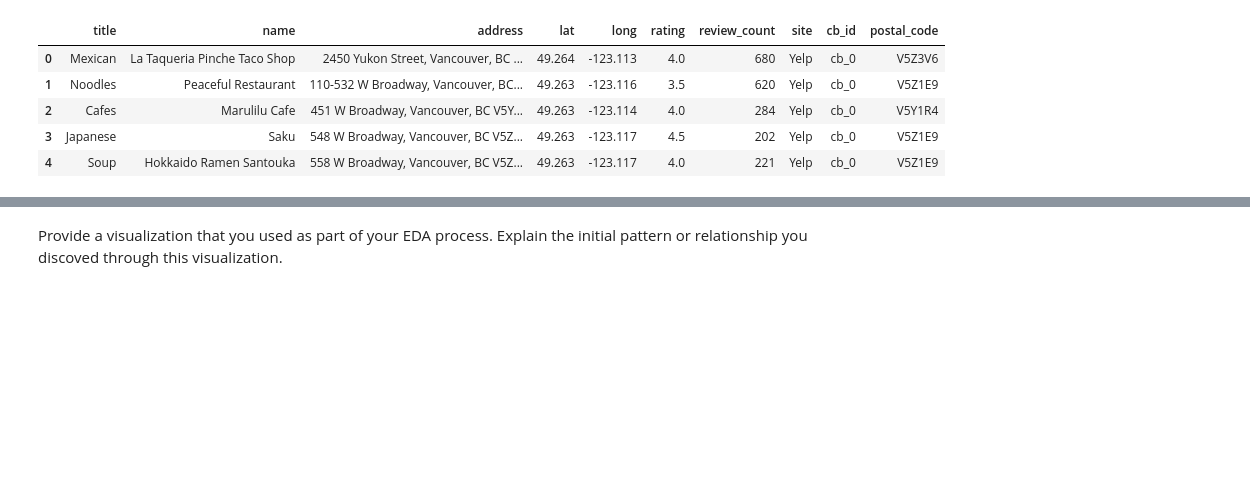
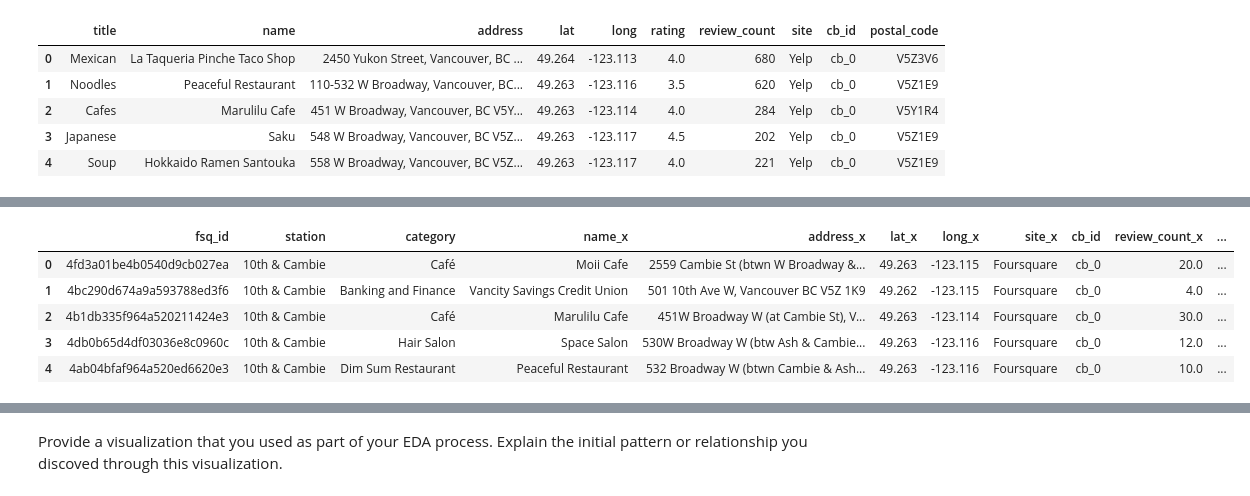
Before and after one commit to MillanAir/Statistical-Modelling-lhl, a Jupyter notebook: notebooks/joining_data.ipynb, the cells around one changed output, grey strips where cells are left out. Saved outputs shown, nothing was run; the diff lists cells and outputs as text; code cells hidden in the pictures; blank space fills up the shorter version.

```diff
--- a/notebooks/joining_data.ipynb
+++ b/notebooks/joining_data.ipynb
@@ -92,8 +126,15 @@ cb_yelp_vancouver.head()
 # %%
-# join cb_fsq_vancouver and cb_yelp_vancouver through cb_id and postal_code
-cb_fsq_yelp_vancouver = pd.merge(cb_fsq_vancouver, cb_yelp_vancouver, on=['cb_id','postal_code'], how='outer')
+# join cb_fsq_vancouver and cb_yelp_vancouver through cb_id, number, postal_code, lat, long
+cb_fsq_yelp_vancouver = pd.merge(cb_fsq_vancouver, cb_yelp_vancouver, on=['cb_id', 'number', 'postal_code'], how='outer')
 
 #fill Nan values with 'Not Available'
-cb_fsq_yelp_vancouver = cb_fsq_yelp_vancouver.fillna('unavilable')
+cb_fsq_yelp_vancouver = cb_fsq_yelp_vancouver.fillna('unavailable')
 
 cb_fsq_yelp_vancouver.head()
+# %% [output]
+|  | fsq_id | station | category | name_x | address_x | lat_x | long_x | site_x | cb_id | review_count_x | ... |
+| 0 | 4fd3a01be4b0540d9cb027ea | 10th & Cambie | Café | Moii Cafe | 2559 Cambie St (btwn W Broadway &... | 49.263 | -123.115 | Foursquare | cb_0 | 20.0 | ... |
+| 1 | 4bc290d674a9a593788ed3f6 | 10th & Cambie | Banking and Finance | Vancity Savings Credit Union | 501 10th Ave W, Vancouver BC V5Z 1K9 | 49.262 | -123.115 | Foursquare | cb_0 | 4.0 | ... |
+| 2 | 4b1db335f964a520211424e3 | 10th & Cambie | Café | Marulilu Cafe | 451W Broadway W (at Cambie St), V... | 49.263 | -123.114 | Foursquare | cb_0 | 30.0 | ... |
+| 3 | 4db0b65d4df03036e8c0960c | 10th & Cambie | Hair Salon | Space Salon | 530W Broadway W (btw Ash & Cambie... | 49.263 | -123.116 | Foursquare | cb_0 | 12.0 | ... |
+| 4 | 4ab04bfaf964a520ed6620e3 | 10th & Cambie | Dim Sum Restaurant | Peaceful Restaurant | 532 Broadway W (btwn Cambie & Ash... | 49.263 | -123.116 | Foursquare | cb_0 | 10.0 | ... |
```
Also changed, not shown: parts of 18 cells of this notebook, 2 other files.
